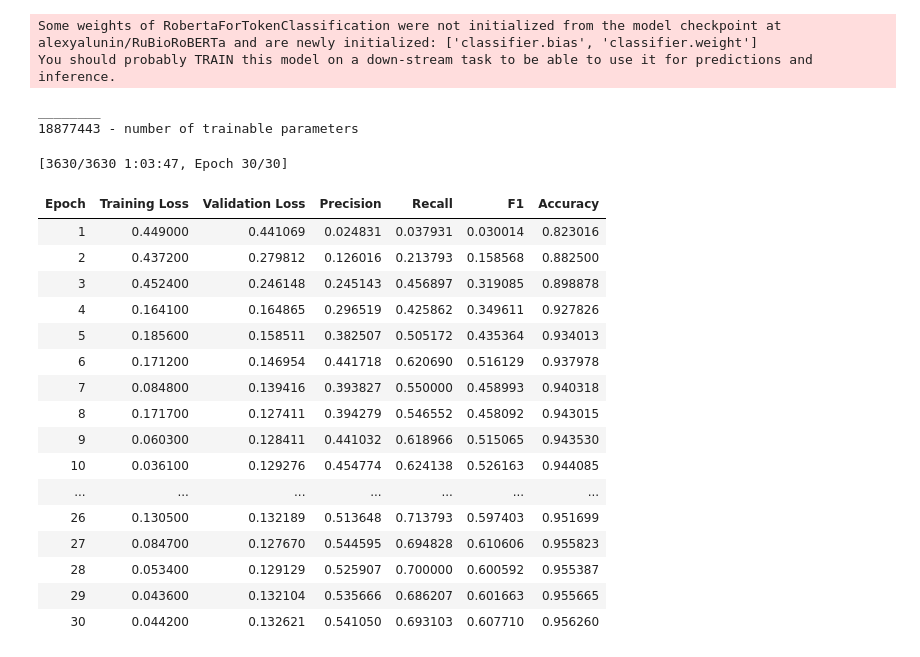
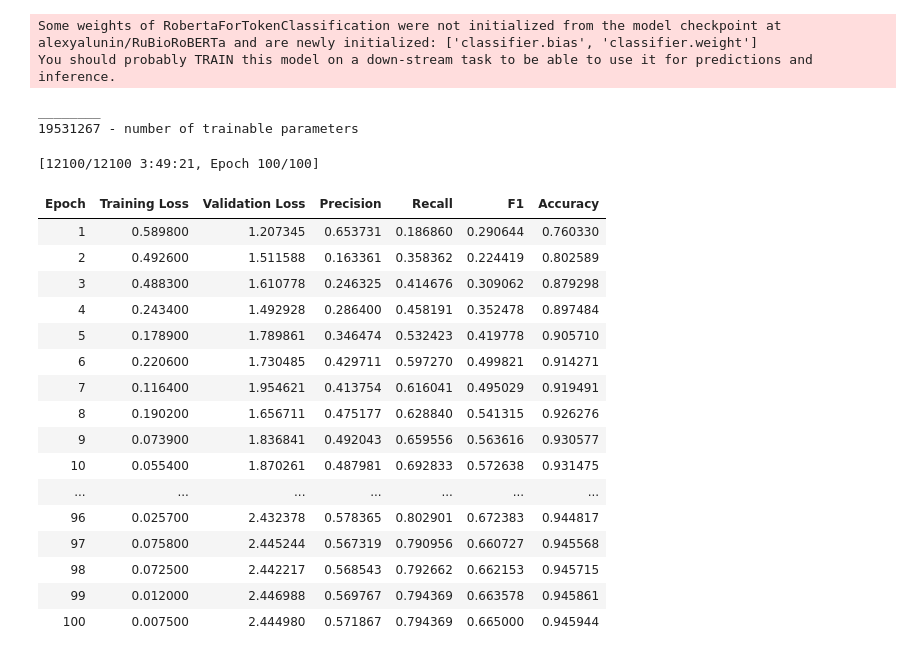
Before and after one commit to HackFlex/AIm-Finder-2023, a Jupyter notebook: notebooks/experiments/Lora_finetune_from_MLM.ipynb, the cells around one changed output. Drawn from its saved outputs; the diff is of its cells as text; code cells hidden in the pictures.

```diff
--- a/notebooks/experiments/Lora_finetune_from_MLM.ipynb
+++ b/notebooks/experiments/Lora_finetune_from_MLM.ipynb
@@ -200,6 +187,18 @@ class LoRALayer(nn.Module):
         return self.module(input) + self.adapter(input)
 # %%
 path_to_mlm_model = '../../models/RuBioRoBERTa-LoRA-MLM-02.pt'
+
+id2label = {
+    0: "O",
+    1: "B",
+    2: "I",
+}
+label2id = {
+    "O": 0,
+    "B": 1,
+    "I": 2,
+}
+data_collator = DataCollatorForTokenClassification(tokenizer=tokenizer)
 
 model = AutoModelForTokenClassification.from_pretrained(
     model_name,
@@ -211,11 +210,11 @@ model = AutoModelForTokenClassification.from_pretrained(
     )
 
 model.roberta = torch.load(path_to_mlm_model, map_location=model.device).roberta
-# model.classifier = nn.Sequential(
-#     nn.Linear(1024, 512),
-#     nn.Linear(512, 256),
-#     nn.Linear(256, 3)
-# )
+model.classifier = nn.Sequential(
+    nn.Linear(1024, 512),
+    nn.Linear(512, 256),
+    nn.Linear(256, 3)
+)
 # %% [output]
 Some weights of RobertaForTokenClassification were not initialized from the model checkpoint at alexyalunin/RuBioRoBERTa and are newly initialized: ['classifier.bias', 'classifier.weight']
 You should probably TRAIN this model on a down-stream task to be able to use it for predictions and inference.
@@ -230,7 +229,7 @@ def count_parameters(model):
 count_parameters(model)
 # %% [output]
 ________
-18877443 - number of trainable parameters
+19531267 - number of trainable parameters
 # %%
 mlflow.end_run()
 
@@ -238,63 +237,64 @@ text_log_ids = [0, 1, 2, 3, 4, 5]
 cur_texts = [[] for _ in text_log_ids]
 processor = TextProcessor()
 
-cur_run_id = 1
-num_train_epochs = 30
+cur_run_id = 2
+num_train_epochs = 100
 batch_size = 16
 
-name = "head-1-LoRA-MLM-final"
+name = "f1-head-3-LoRA-MLM-final-big-test"
 run_name = f'{name}-{cur_run_id:02}'
 output_dir = f'./logs/{run_name}'
 
 training_args = TrainingArguments(
     output_dir=output_dir,
     logging_dir='./logs',
     evaluation_strategy="epoch",
-    learning_rate=2e-4,
+    learning_rate=1e-4,
     per_device_train_batch_size=batch_size,
     per_device_eval_batch_size=batch_size,
     num_train_epochs=num_train_epochs,
-    weight_decay=0.01,
+    weight_decay=0.005,
     logging_strategy='steps',
     logging_steps=1,
     save_strategy='epoch',
     load_best_model_at_end=True,
     report_to="mlflow",
     run_name=run_name,
-    max_grad_norm=1
+    max_grad_norm=1,
+    metric_for_best_model='f1',
 )
 
 trainer = Trainer(
     model=model,
     args=training_args,
     train_dataset=train_dataset,
     eval_dataset=test_dataset,
     tokenizer=tokenizer,
     data_collator=data_collator,
     compute_metrics=compute_metrics,
 )
 
 trainer.train()
 mlflow.end_run()
 # %% [output]
-[3630/3630 1:03:47, Epoch 30/30]
+[12100/12100 3:49:21, Epoch 100/100]
 | Epoch | Training Loss | Validation Loss | Precision | Recall | F1 | Accuracy |
-| 1 | 0.449000 | 0.441069 | 0.024831 | 0.037931 | 0.030014 | 0.823016 |
-| 2 | 0.437200 | 0.279812 | 0.126016 | 0.213793 | 0.158568 | 0.882500 |
-| 3 | 0.452400 | 0.246148 | 0.245143 | 0.456897 | 0.319085 | 0.898878 |
-| 4 | 0.164100 | 0.164865 | 0.296519 | 0.425862 | 0.349611 | 0.927826 |
-| 5 | 0.185600 | 0.158511 | 0.382507 | 0.505172 | 0.435364 | 0.934013 |
-| 6 | 0.171200 | 0.146954 | 0.441718 | 0.620690 | 0.516129 | 0.937978 |
-| 7 | 0.084800 | 0.139416 | 0.393827 | 0.550000 | 0.458993 | 0.940318 |
-| 8 | 0.171700 | 0.127411 | 0.394279 | 0.546552 | 0.458092 | 0.943015 |
-| 9 | 0.060300 | 0.128411 | 0.441032 | 0.618966 | 0.515065 | 0.943530 |
-| 10 | 0.036100 | 0.129276 | 0.454774 | 0.624138 | 0.526163 | 0.944085 |
+| 1 | 0.589800 | 1.207345 | 0.653731 | 0.186860 | 0.290644 | 0.760330 |
+| 2 | 0.492600 | 1.511588 | 0.163361 | 0.358362 | 0.224419 | 0.802589 |
+| 3 | 0.488300 | 1.610778 | 0.246325 | 0.414676 | 0.309062 | 0.879298 |
+| 4 | 0.243400 | 1.492928 | 0.286400 | 0.458191 | 0.352478 | 0.897484 |
+| 5 | 0.178900 | 1.789861 | 0.346474 | 0.532423 | 0.419778 | 0.905710 |
+| 6 | 0.220600 | 1.730485 | 0.429711 | 0.597270 | 0.499821 | 0.914271 |
+| 7 | 0.116400 | 1.954621 | 0.413754 | 0.616041 | 0.495029 | 0.919491 |
+| 8 | 0.190200 | 1.656711 | 0.475177 | 0.628840 | 0.541315 | 0.926276 |
+| 9 | 0.073900 | 1.836841 | 0.492043 | 0.659556 | 0.563616 | 0.930577 |
+| 10 | 0.055400 | 1.870261 | 0.487981 | 0.692833 | 0.572638 | 0.931475 |
 | ... | ... | ... | ... | ... | ... | ... |
-| 26 | 0.130500 | 0.132189 | 0.513648 | 0.713793 | 0.597403 | 0.951699 |
-| 27 | 0.084700 | 0.127670 | 0.544595 | 0.694828 | 0.610606 | 0.955823 |
-| 28 | 0.053400 | 0.129129 | 0.525907 | 0.700000 | 0.600592 | 0.955387 |
-| 29 | 0.043600 | 0.132104 | 0.535666 | 0.686207 | 0.601663 | 0.955665 |
-| 30 | 0.044200 | 0.132621 | 0.541050 | 0.693103 | 0.607710 | 0.956260 |
+| 96 | 0.025700 | 2.432378 | 0.578365 | 0.802901 | 0.672383 | 0.944817 |
+| 97 | 0.075800 | 2.445244 | 0.567319 | 0.790956 | 0.660727 | 0.945568 |
+| 98 | 0.072500 | 2.442217 | 0.568543 | 0.792662 | 0.662153 | 0.945715 |
+| 99 | 0.012000 | 2.446988 | 0.569767 | 0.794369 | 0.663578 | 0.945861 |
+| 100 | 0.007500 | 2.444980 | 0.571867 | 0.794369 | 0.665000 | 0.945944 |
 # %%
 path_to_model = f'../../models/{run_name}.pt'
 torch.save(model, path_to_model)
```
Also changed, not shown: parts of 3 cells of this notebook, 1 other file.
